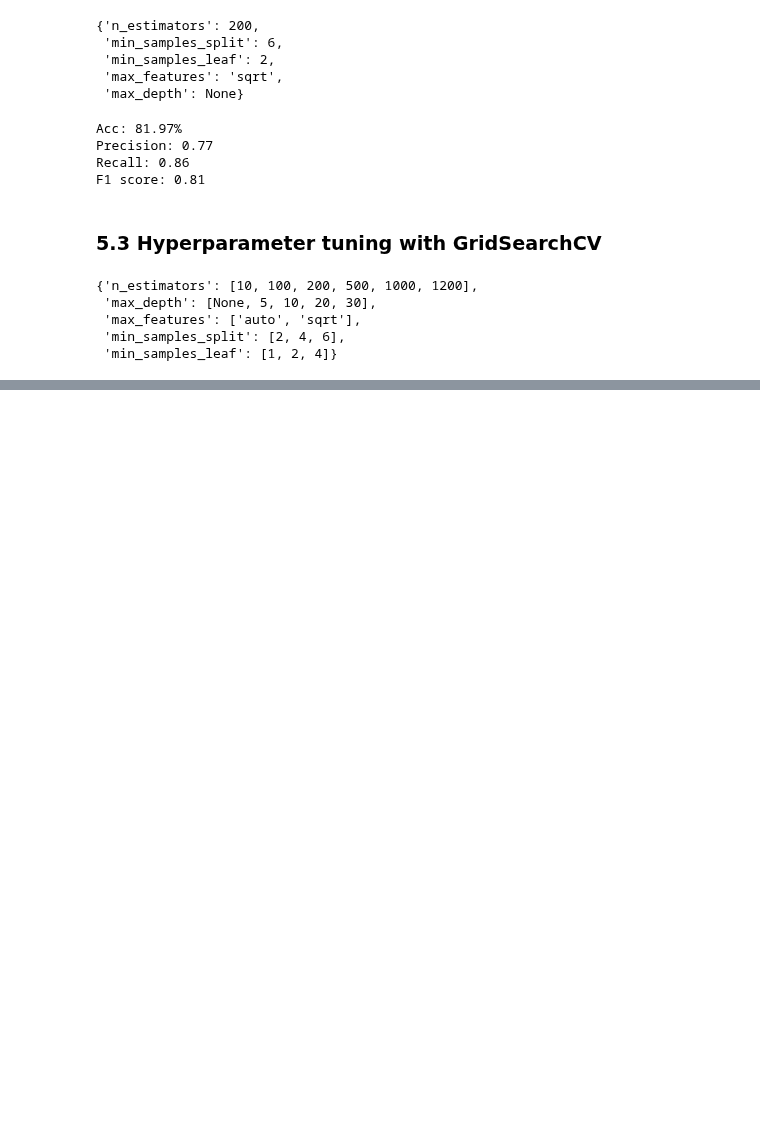
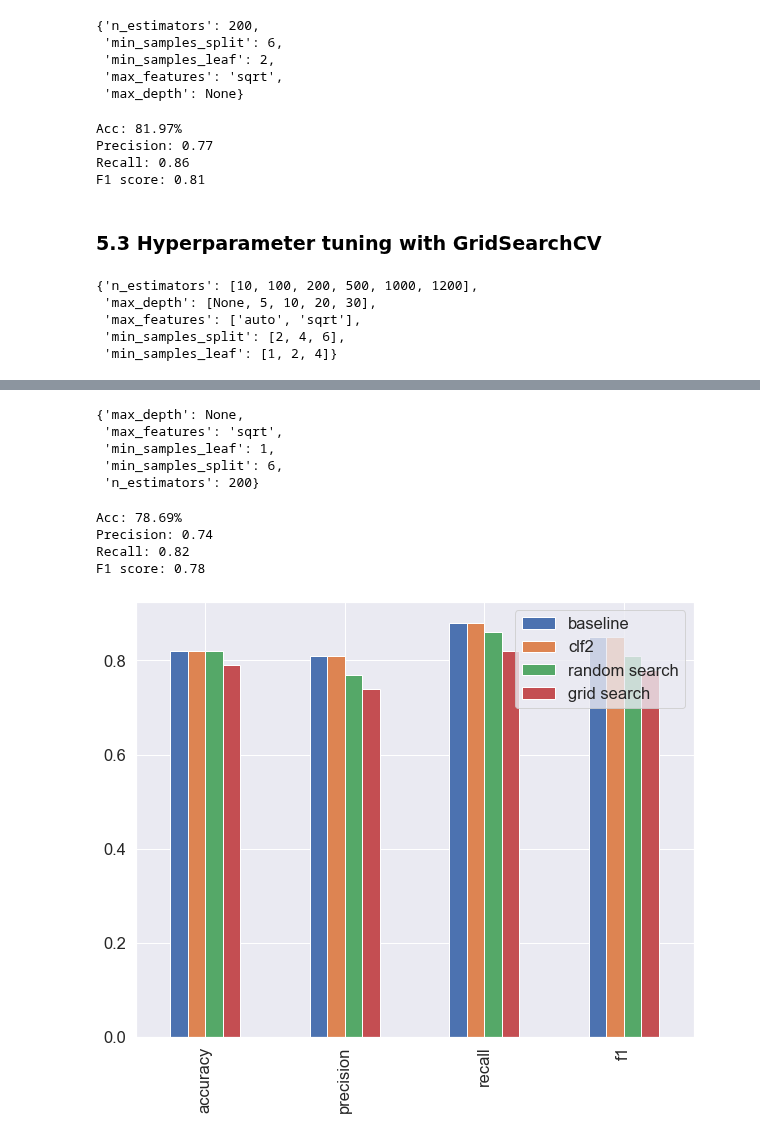
Before and after one commit to akshatz/dataScienceTutorial, a Jupyter notebook: introductionToScikitLearn.ipynb, the cells around one changed output, grey strips where cells are left out. Saved outputs shown, nothing was run; the diff lists cells and outputs as text; code cells hidden in the pictures; blank space fills up the shorter version.

Commit message:
Tuning hyperparameters 3:GridSearchCV 2

```diff
--- a/introductionToScikitLearn.ipynb
+++ b/introductionToScikitLearn.ipynb
@@ -1700,7 +1779,7 @@ def evaluate_preds(yTrue, yPreds):
     precision = precision_score(yTrue, yPreds)
     recall = recall_score(yTrue, yPreds)
     f1 = f1_score(yTrue, yPreds)
-    metric_dict = {"accuracy":round(accuracy, 2),
+    metricDict = {"accuracy":round(accuracy, 2),
                   "precision": round(precision, 2),
                   "recall": round(recall, 2),
                   "f1": round(f1,2)}
@@ -1709,7 +1788,7 @@ def evaluate_preds(yTrue, yPreds):
     print(f"Recall: {recall:.2f}")
     print(f"F1 score: {f1:.2f}")
 
-    return ;
+    return metricDict;
 # %%
 from sklearn.ensemble import RandomForestClassifier
 
@@ -1908,2 +2013,28 @@ gsClf.fit(XTrain, yTrain);
 # %%
-gsClf.best_param_
+gsClf.best_params_
+# %% [output]
+{'max_depth': None,
+ 'max_features': 'sqrt',
+ 'min_samples_leaf': 1,
+ 'min_samples_split': 6,
+ 'n_estimators': 200}
+# %%
+# Evaluate GridSearchCV model
+gsYpreds = gsClf.predict(XTest)
+
+# Evaluate the classifier on validation set
+gsMetrics = evaluate_preds(yTest, gsYpreds)
+# %% [output]
+Acc: 78.69%
+Precision: 0.74
+Recall: 0.82
+F1 score: 0.78
+# %%
+compareMetrics = pd.DataFrame({"baseline": baselineMetrics,
+                               "clf2": clf2Metrics,
+                                "random search": rsMetrics,
+                                "grid search": gsMetrics})
+
+compareMetrics.plot.bar(figsize=(10, 8));
+# %% [output]
+[figure, added]
```
Also changed, not shown: parts of 28 cells of this notebook.
